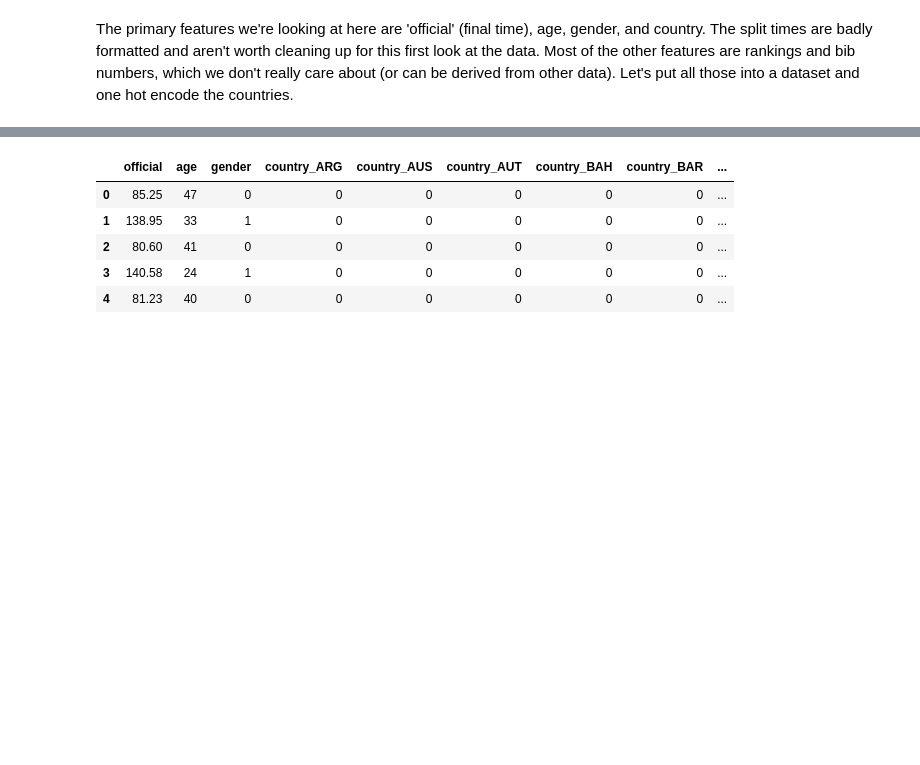
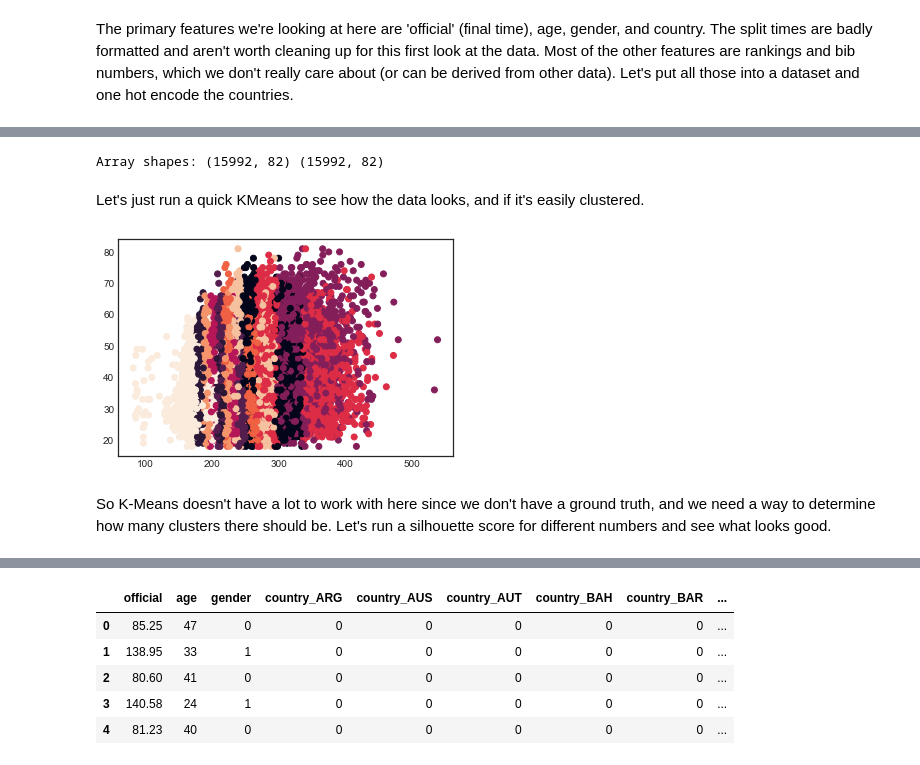
Before and after one commit to maxcalabro/Thinkful_Unit_4, a Jupyter notebook: Boston Marathon.ipynb, the cells around one changed output, grey strips where cells are left out. Drawn from its saved outputs; the diff is of its cells as text; code cells hidden in the pictures; blank space fills up the shorter version.

```diff
--- a/Boston Marathon.ipynb
+++ b/Boston Marathon.ipynb
@@ -33,3 +33,14 @@ raw_df.describe()
 | max | 6979.000000 | 81.000000 | 538.880000 | 17575.000000 | 31931.000000 | 20.570000 |
 # %% [markdown]
 The primary features we're looking at here are 'official' (final time), age, gender, and country. The split times are badly formatted and aren't worth cleaning up for this first look at the data. Most of the other features are rankings and bib numbers, which we don't really care about (or can be derived from other data). Let's put all those into a dataset and one hot encode the countries.
+# %%
+# Get the useful columns
+df = raw_df.loc[:, ['official', 'age', 'gender', 'genderdiv', 'country']]
+
+# Switch from M/F to 0 for Male, 1 for Female
+df.gender = np.where(df.gender == 'M', 0, 1)
+
+# Get Dummies on Country Feature
+df = pd.get_dummies(df)
+
+df.head()
@@ -35,0 +60,21 @@ The primary features we're looking at here are 'official' (final time), age, gen
+# %%
+# Create arrays for modeling
+# We'll use two equally sized groups to test our scores for consistency.
+X1, X2 = train_test_split(df, test_size = .5)
+print('Array shapes:', X1.shape, X2.shape)
+# %% [output]
+Array shapes: (15992, 82) (15992, 82)
+# %% [markdown]
+Let's just run a quick KMeans to see how the data looks, and if it's easily clustered.
+# %%
+# Run KMeans
+km = KMeans(n_clusters=10).fit(X1)
+labels = km.labels_
+# %%
+# Plot just based on age and final score
+plt.scatter(X1.iloc[:, 0], X1.iloc[:, 1], c=labels)
+plt.show()
+# %% [output]
+[figure, added]
+# %% [markdown]
+So K-Means doesn't have a lot to work with here since we don't have a ground truth, and we need a way to determine how many clusters there should be. Let's run a silhouette score for different numbers and see what looks good.
```
Also changed, not shown: parts of 40 cells of this notebook.
